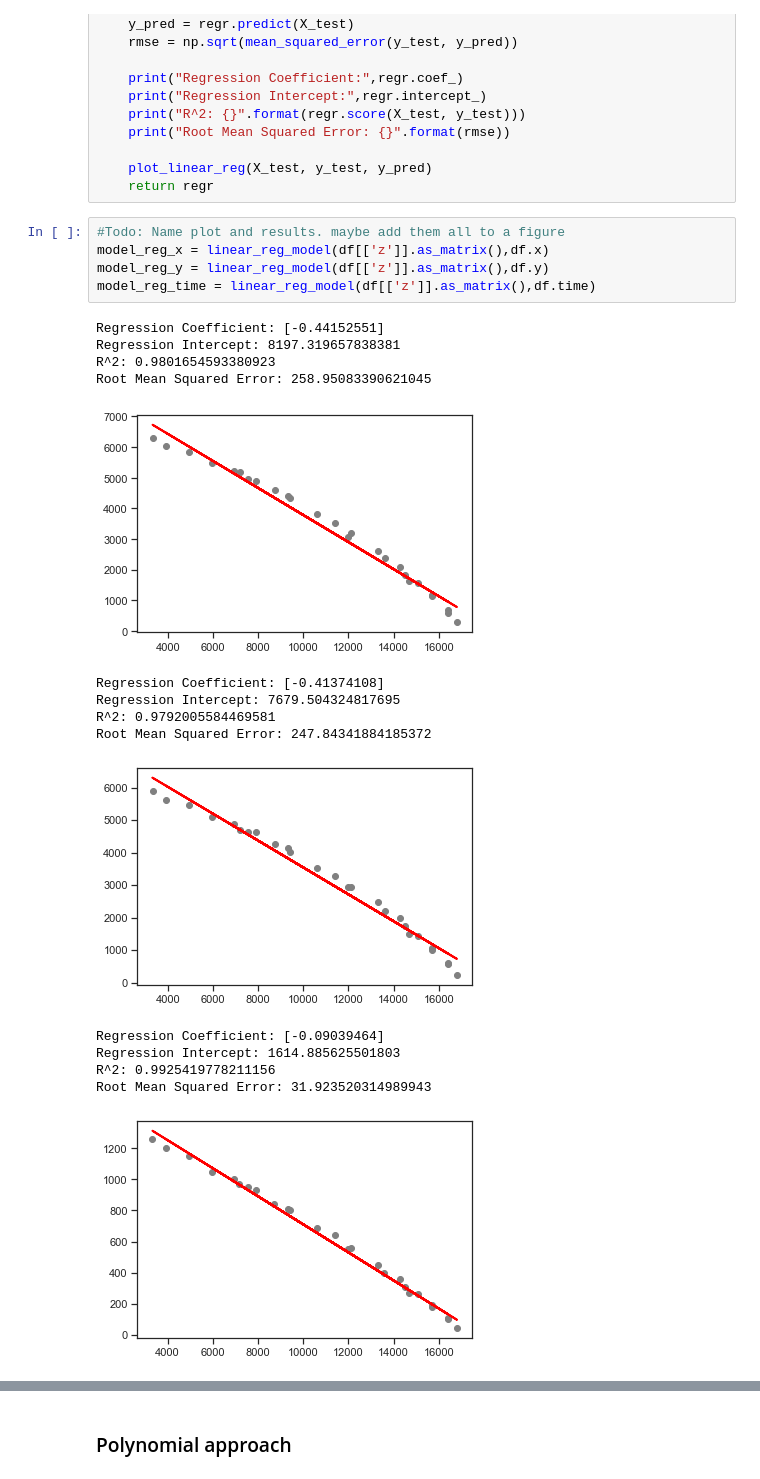
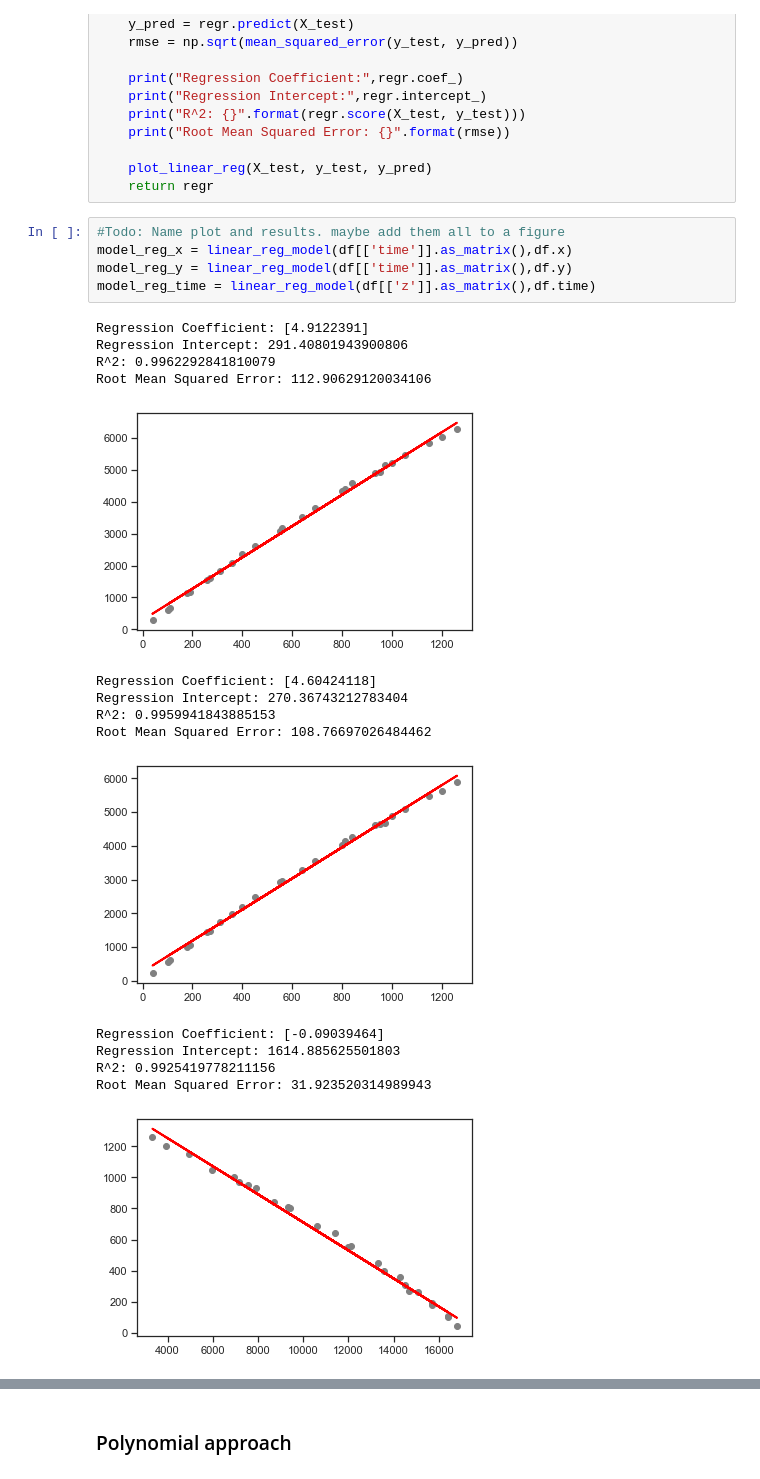
Before and after one commit to Noixas/The-Last-Judgement-Meteorite-Prediction, a Jupyter notebook: Code/TheLastJudgement.ipynb, the cells around one changed output, grey strips where cells are left out. Drawn from its saved outputs; the diff is of its cells as text.

```diff
--- a/Code/TheLastJudgement.ipynb
+++ b/Code/TheLastJudgement.ipynb
@@ -118,20 +118,20 @@ def linear_reg_model(X, y):
     return regr
 # %%
 #Todo: Name plot and results. maybe add them all to a figure
-model_reg_x = linear_reg_model(df[['z']].as_matrix(),df.x)
-model_reg_y = linear_reg_model(df[['z']].as_matrix(),df.y)
+model_reg_x = linear_reg_model(df[['time']].as_matrix(),df.x)
+model_reg_y = linear_reg_model(df[['time']].as_matrix(),df.y)
 model_reg_time = linear_reg_model(df[['z']].as_matrix(),df.time)
 # %% [output]
-Regression Coefficient: [-0.44152551]
-Regression Intercept: 8197.319657838381
-R^2: 0.9801654593380923
-Root Mean Squared Error: 258.95083390621045
+Regression Coefficient: [4.9122391]
+Regression Intercept: 291.40801943900806
+R^2: 0.9962292841810079
+Root Mean Squared Error: 112.90629120034106
-[figure, old version]
+[figure, new version]
-Regression Coefficient: [-0.41374108]
-Regression Intercept: 7679.504324817695
-R^2: 0.9792005584469581
-Root Mean Squared Error: 247.84341884185372
+Regression Coefficient: [4.60424118]
+Regression Intercept: 270.36743212783404
+R^2: 0.9959941843885153
+Root Mean Squared Error: 108.76697026484462
-[figure, old version]
+[figure, new version]
 Regression Coefficient: [-0.09039464]
 Regression Intercept: 1614.885625501803
 R^2: 0.9925419778211156
```
Also changed, not shown: parts of 11 cells of this notebook.
